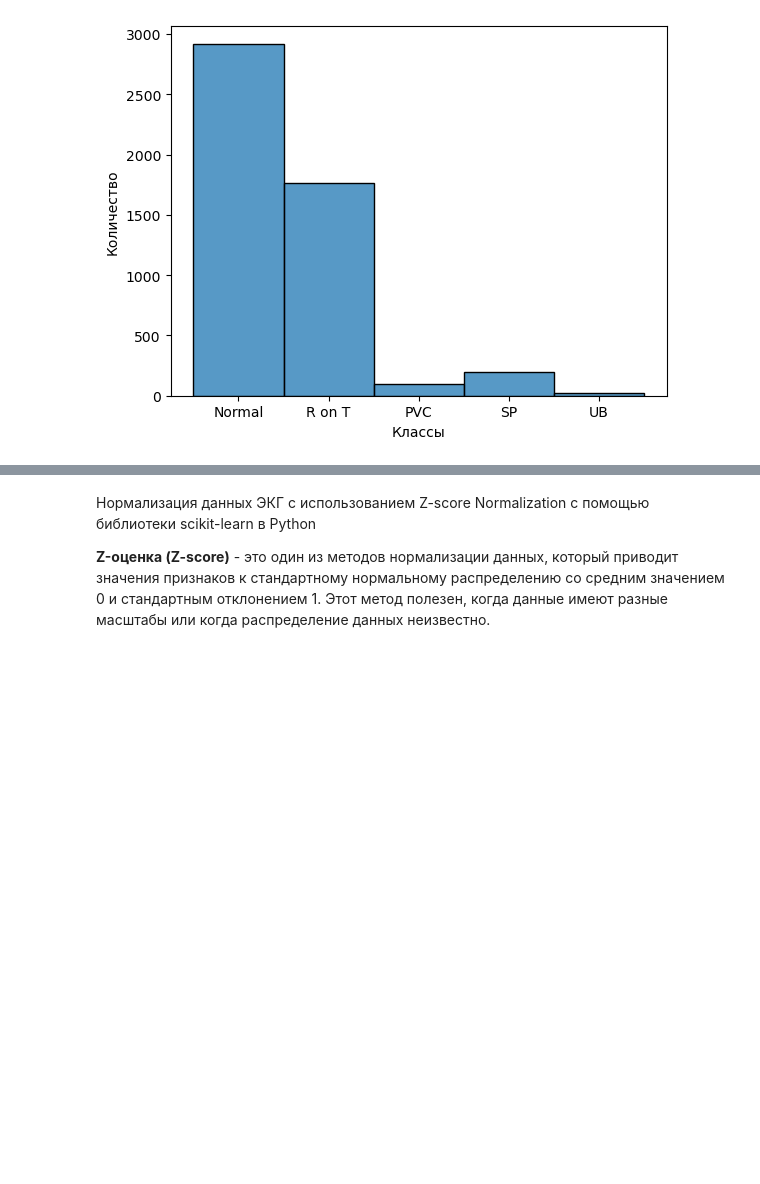
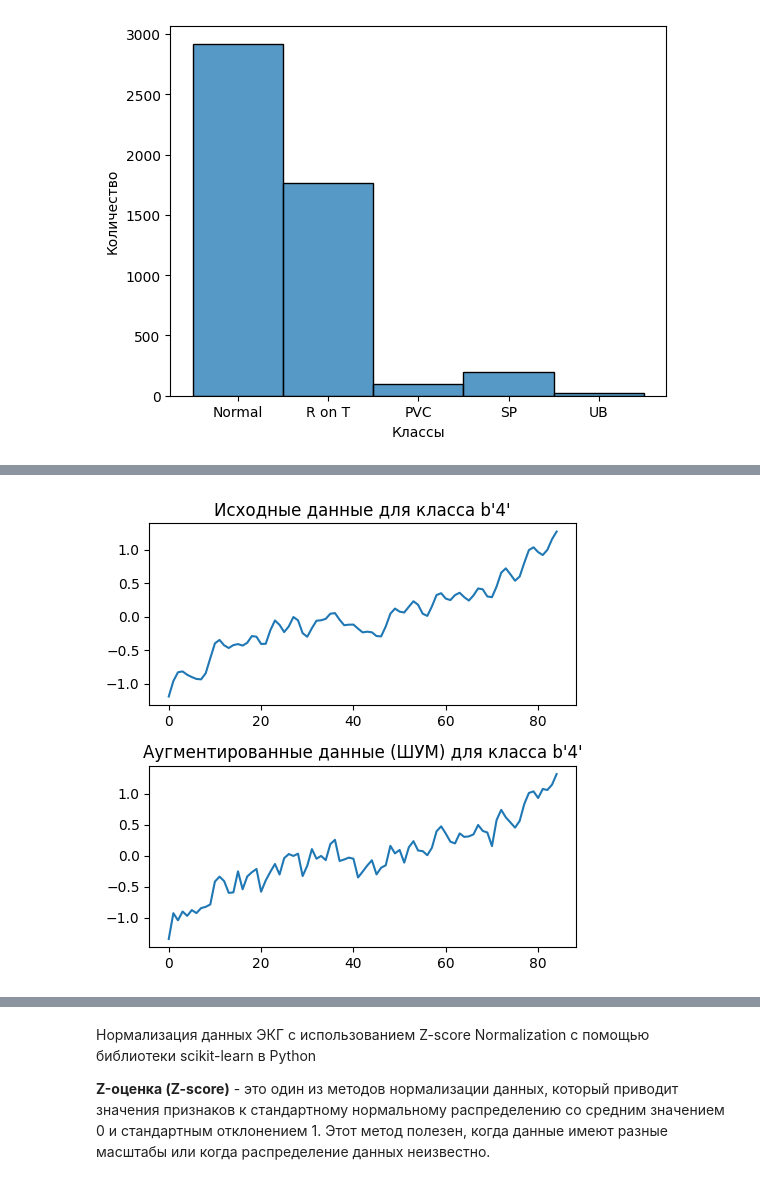
Before and after one commit to GoreevArtem/ecg, a Jupyter notebook: ECG 5000.ipynb, the cells around one changed output, grey strips where cells are left out. Saved outputs shown, nothing was run; the diff lists cells and outputs as text; code cells hidden in the pictures; blank space fills up the shorter version.

Commit message:
добавил аугментацию данных (пока что работает для заданного класса). сделал обрезку по краям резких всплесков

```diff
--- a/ECG 5000.ipynb
+++ b/ECG 5000.ipynb
@@ -68,0 +124,26 @@ df["data"] = dataset.iloc[:, :-1].values.astype(float32).tolist()
+# %%
+# Пример использования:
+# Предполагается, что у вас есть DataFrame с именем df и столбцами 'target' и 'data'
+
+# Задать класс, для которого проводится аугментация
+target_class = b'4'
+
+class_counts = df['target'].value_counts()
+
+shift = class_counts.get(target_class, 0)
+
+# Задать желаемое количество строк в результирующей таблице
+desired_rows = abs(class_counts.get(b'1', 0) - shift)
+
+# Задать уровень шума для добавления
+noise_level = 0.1
+
+# Создать таблицу заданного размера, состоящую из данных определенного класса и зашумленных данных
+augmented_df = augment_data_for_class(df, target_class, desired_rows, noise_level)
+
+# Вывести первые несколько строк результирующего DataFrame для проверки
+print(augmented_df.shape)
+augmented_df.head()
+
+res = pd.concat([df, augmented_df], ignore_index=True).sort_values(by='target')
+res.target.value_counts()
@@ -69,3 +159,18 @@ df["data"] = dataset.iloc[:, :-1].values.astype(float32).tolist()
+# %%
+plt.figure(figsize=(5, 5))
+
+plt.subplot(2, 1, 1)  # Первый график
+plt.plot(df[df.target == target_class].data.iloc[0])
+plt.title('Исходные данные для класса {}'.format(target_class))
+
+plt.subplot(2, 1, 2)  # Второй график
+plt.plot(augmented_df.data[shift])
+plt.title('Аугментированные данные (ШУМ) для класса {}'.format(target_class))
+
+plt.tight_layout()
+plt.show()
+# %% [output]
+[figure, added]
 # %%
 # Выбор уникальных строк по уникальным значениям в столбце 'столбец_1'
 unique_rows = df.drop_duplicates(subset=['target'])
```
Also changed, not shown: parts of 8 cells of this notebook.
